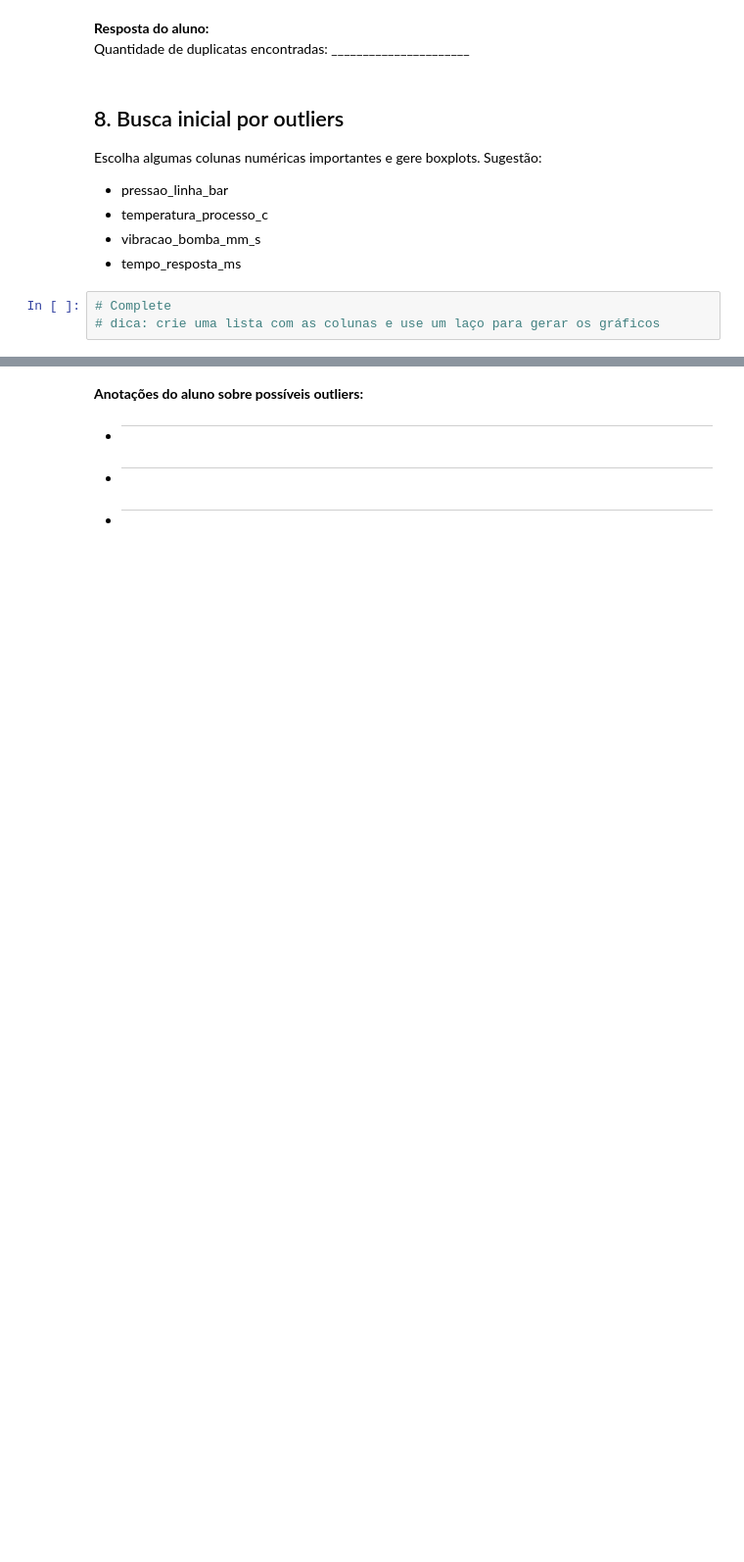
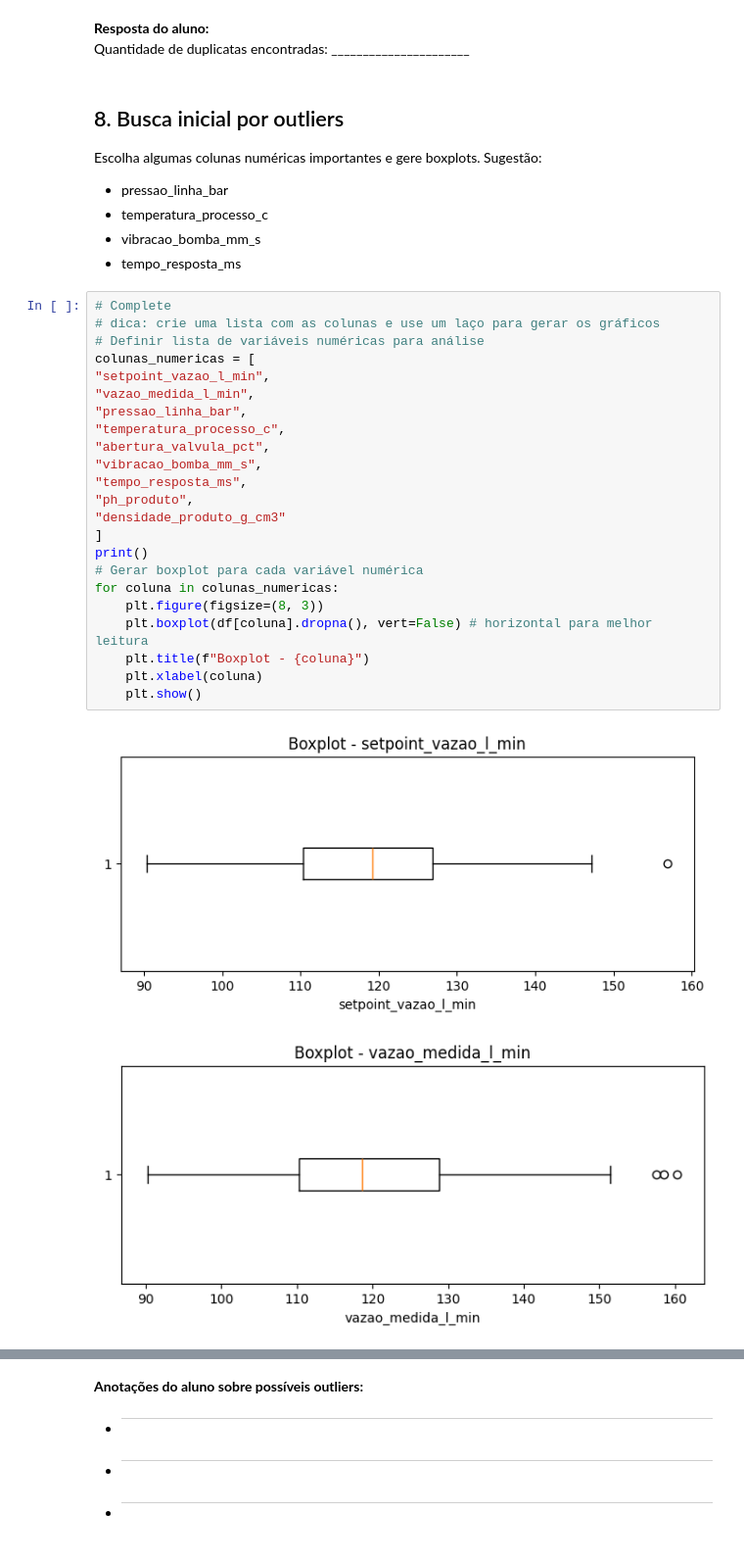
Before and after one commit to jcleachi/Avaliacao-Pratica-Modulo-I, a Jupyter notebook: aula1_machine_learning_industria_aluno.ipynb, the cells around one changed output, grey strips where cells are left out. Shown at 98% size. Drawn from its saved outputs; the diff is of its cells as text; blank space fills up the shorter version.

```diff
--- a/aula1_machine_learning_industria_aluno.ipynb
+++ b/aula1_machine_learning_industria_aluno.ipynb
@@ -96,6 +195,29 @@ Sugestão:
 - temperatura_processo_c
 - vibracao_bomba_mm_s
 - tempo_resposta_ms
-# %%
-# Complete
-# dica: crie uma lista com as colunas e use um laço para gerar os gráficos
+# %%
+# Complete
+# dica: crie uma lista com as colunas e use um laço para gerar os gráficos
+# Definir lista de variáveis numéricas para análise
+colunas_numericas = [
+"setpoint_vazao_l_min",
+"vazao_medida_l_min",
+"pressao_linha_bar",
+"temperatura_processo_c",
+"abertura_valvula_pct",
+"vibracao_bomba_mm_s",
+"tempo_resposta_ms",
+"ph_produto",
+"densidade_produto_g_cm3"
+]
+print()
+# Gerar boxplot para cada variável numérica
+for coluna in colunas_numericas:
+    plt.figure(figsize=(8, 3))
+    plt.boxplot(df[coluna].dropna(), vert=False) # horizontal para melhor leitura
+    plt.title(f"Boxplot - {coluna}")
+    plt.xlabel(coluna)
+    plt.show()
+# %% [output]
+[figure, added]
+[figure, added]
```
Also changed, not shown: parts of 18 cells of this notebook.
